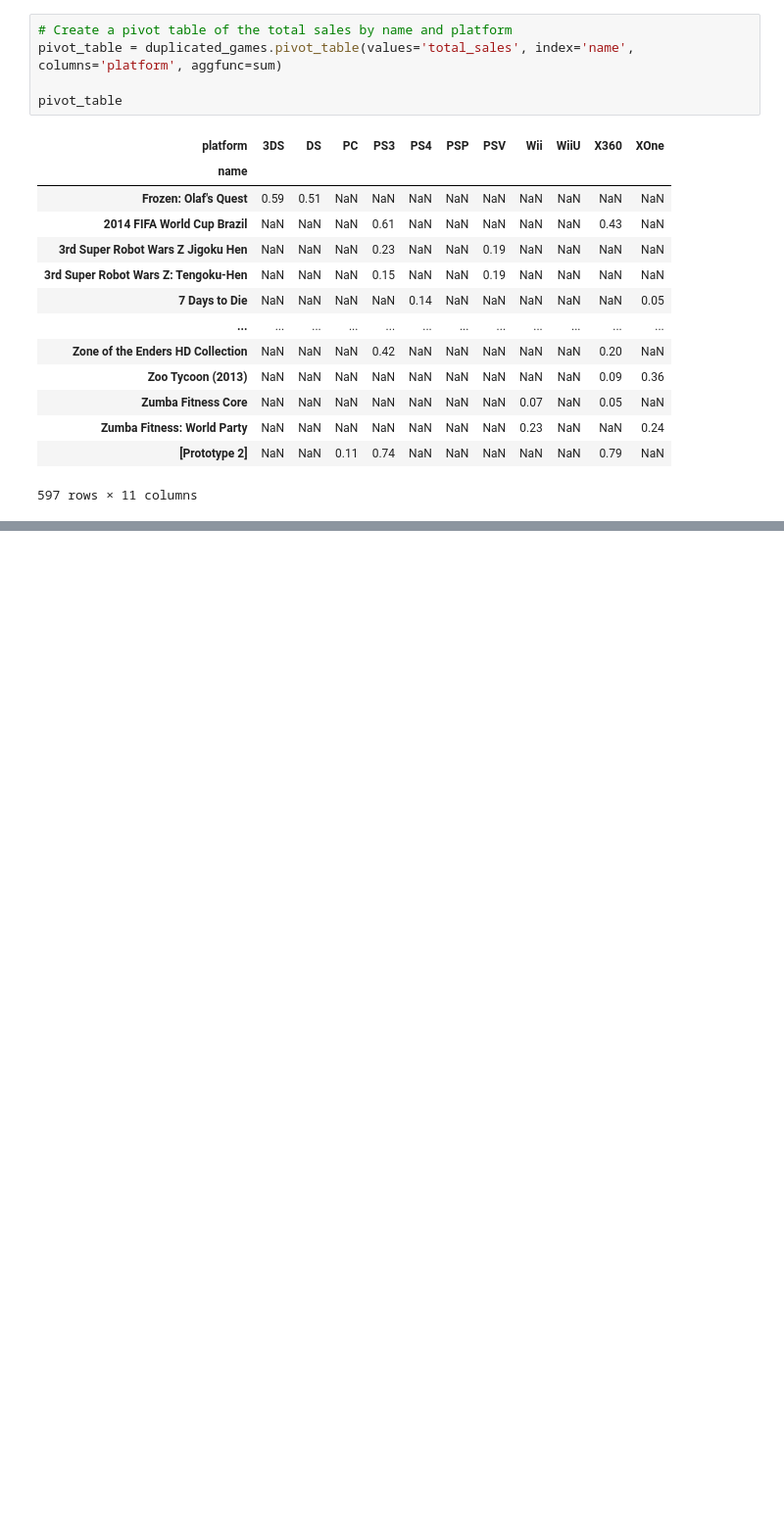
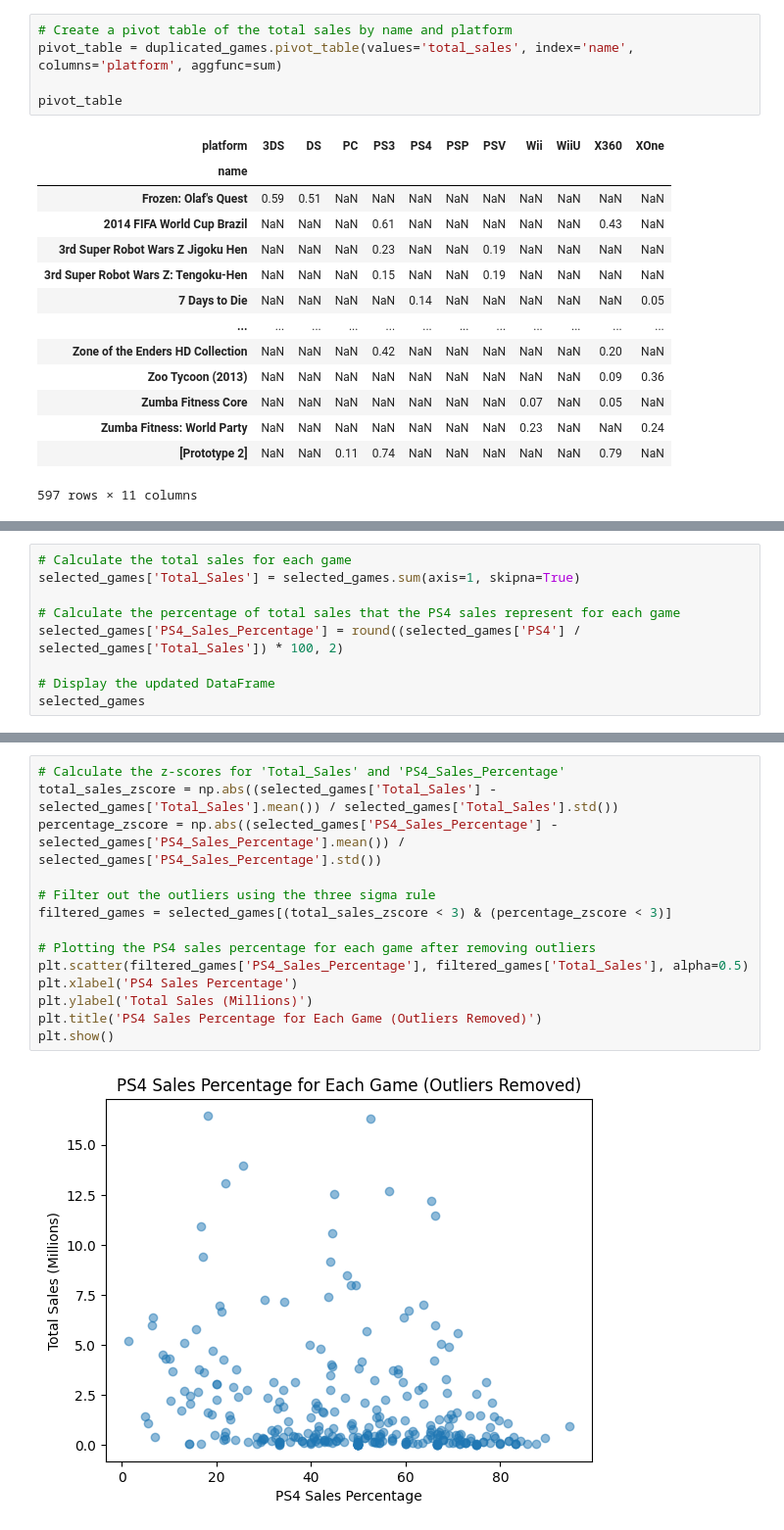
Before and after one commit to DarthPiggyus/Intergated-project, a Jupyter notebook: notebooks/EDA.ipynb, the cells around one changed output, grey strips where cells are left out. Shown at 98% size. Cells and saved outputs as stored; diff of their text form; blank space fills up the shorter version.

```diff
--- a/notebooks/EDA.ipynb
+++ b/notebooks/EDA.ipynb
@@ -803,0 +841,9 @@ selected_games
+# %%
+# Calculate the total sales for each game
+selected_games['Total_Sales'] = selected_games.sum(axis=1, skipna=True)
+
+# Calculate the percentage of total sales that the PS4 sales represent for each game
+selected_games['PS4_Sales_Percentage'] = round((selected_games['PS4'] / selected_games['Total_Sales']) * 100, 2)
+
+# Display the updated DataFrame
+selected_games
@@ -803,0 +875,16 @@ selected_games
+# %%
+# Calculate the z-scores for 'Total_Sales' and 'PS4_Sales_Percentage'
+total_sales_zscore = np.abs((selected_games['Total_Sales'] - selected_games['Total_Sales'].mean()) / selected_games['Total_Sales'].std())
+percentage_zscore = np.abs((selected_games['PS4_Sales_Percentage'] - selected_games['PS4_Sales_Percentage'].mean()) / selected_games['PS4_Sales_Percentage'].std())
+
+# Filter out the outliers using the three sigma rule
+filtered_games = selected_games[(total_sales_zscore < 3) & (percentage_zscore < 3)]
+
+# Plotting the PS4 sales percentage for each game after removing outliers
+plt.scatter(filtered_games['PS4_Sales_Percentage'], filtered_games['Total_Sales'], alpha=0.5)
+plt.xlabel('PS4 Sales Percentage')
+plt.ylabel('Total Sales (Millions)')
+plt.title('PS4 Sales Percentage for Each Game (Outliers Removed)')
+plt.show()
+# %% [output]
+[figure, added]
```
Also changed, not shown: parts of 35 cells of this notebook.
